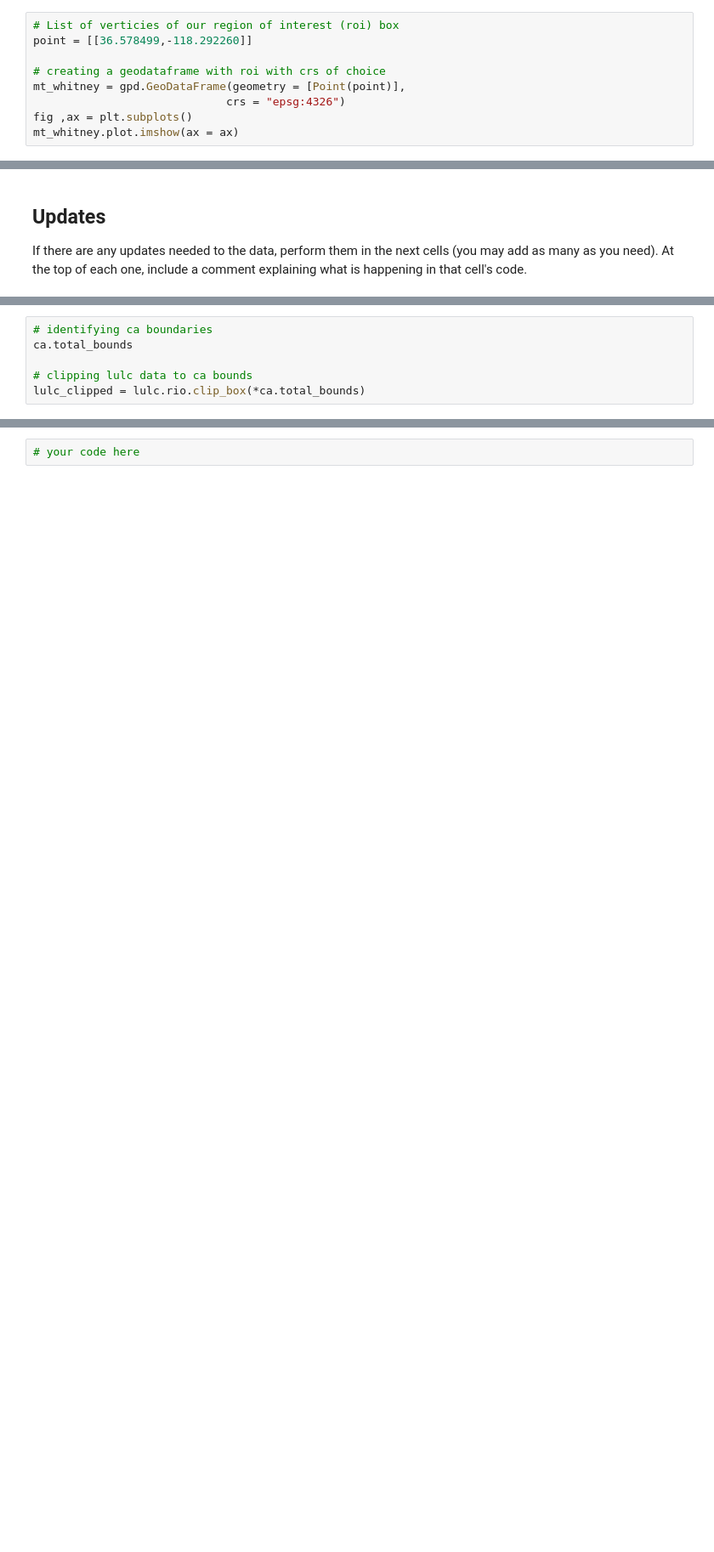
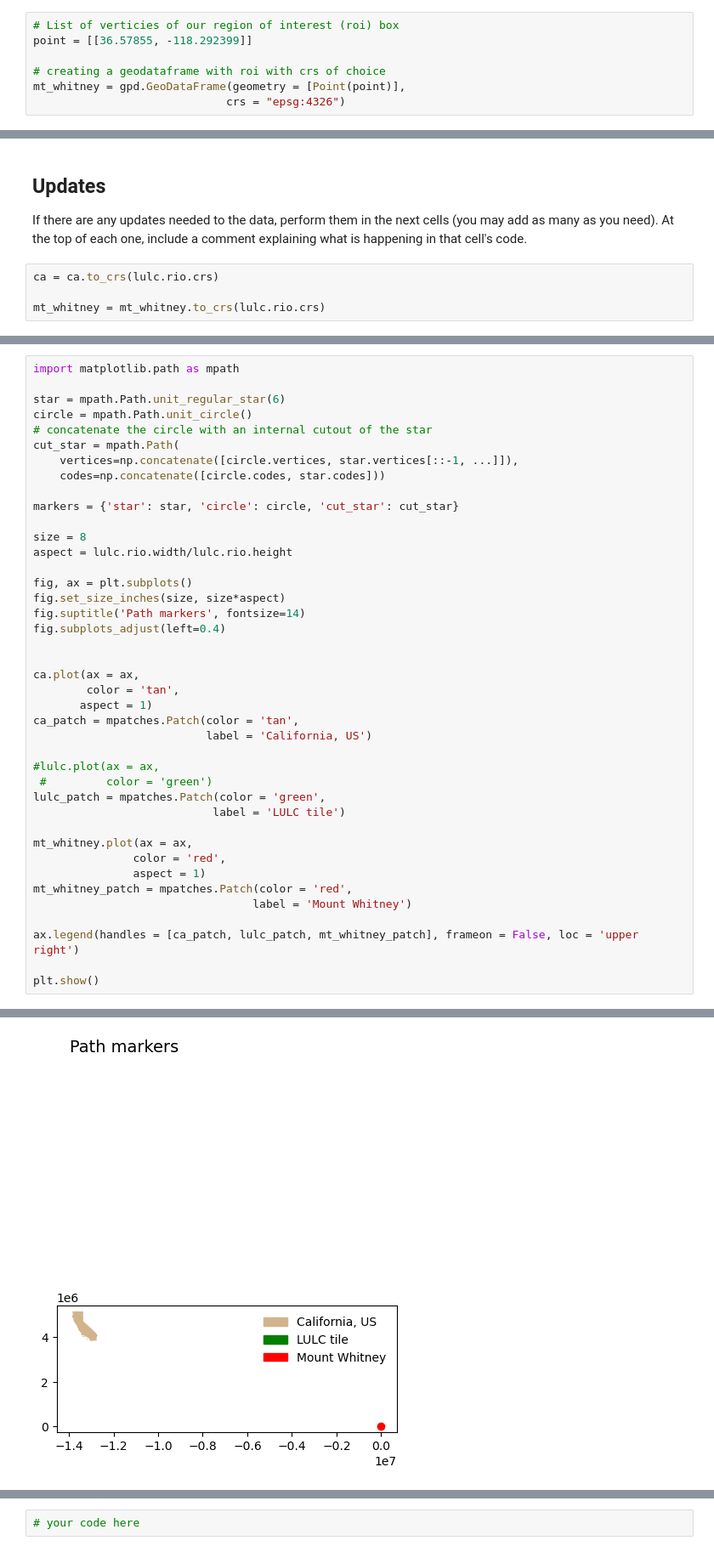
Before and after one commit to saingersoll/eds220-hwk-4, a Jupyter notebook: hwk4-task1-whitney-map.ipynb, the cells around one changed output, grey strips where cells are left out. Shown: that part at 85% size. Drawn from its saved outputs; the diff is of its cells as text; blank space fills up the shorter version.

```diff
--- a/hwk4-task1-whitney-map.ipynb
+++ b/hwk4-task1-whitney-map.ipynb
@@ -120,10 +134,8 @@ Create a `geopands.GeoDataFrame` named `bbox` with the lulc bounding box.
 Create a `geopands.GeoDataFrame` named `mt_whitney` having the coordinates of Mount Whitney as a single point. You will need to look up Mount Whitney's coordinates. HINT: [`shapely.Point()` & rioxarray notebook](https://shapely.readthedocs.io/en/stable/reference/shapely.Point.html)
 # %%
 # List of verticies of our region of interest (roi) box
-point = [[36.578499,-118.292260]]
+point = [[36.57855, -118.292399]]
 
 # creating a geodataframe with roi with crs of choice
 mt_whitney = gpd.GeoDataFrame(geometry = [Point(point)],
                              crs = "epsg:4326")
-fig ,ax = plt.subplots()
-mt_whitney.plot.imshow(ax = ax)
@@ -134,3 +145,7 @@ AttributeError: 'GeoplotAccessor' object has no attribute 'imshow'
 ## Updates
 If there are any updates needed to the data, perform them in the next cells (you may add as many as you need).
 At the top of each one, include a comment explaining what is happening in that cell's code.
+# %%
+ca = ca.to_crs(lulc.rio.crs)
+
+mt_whitney = mt_whitney.to_crs(lulc.rio.crs)
@@ -137,7 +175,42 @@ At the top of each one, include a comment explaining what is happening in that c
 # %%
-# identifying ca boundaries
-ca.total_bounds
+import matplotlib.path as mpath
 
-# clipping lulc data to ca bounds
-lulc_clipped = lulc.rio.clip_box(*ca.total_bounds)
+star = mpath.Path.unit_regular_star(6)
+circle = mpath.Path.unit_circle()
+# concatenate the circle with an internal cutout of the star
+cut_star = mpath.Path(
+    vertices=np.concatenate([circle.vertices, star.vertices[::-1, ...]]),
+    codes=np.concatenate([circle.codes, star.codes]))
+
+markers = {'star': star, 'circle': circle, 'cut_star': cut_star}
+
+size = 8
+aspect = lulc.rio.width/lulc.rio.height
+
+fig, ax = plt.subplots()
+fig.set_size_inches(size, size*aspect)
+fig.suptitle('Path markers', fontsize=14)
+fig.subplots_adjust(left=0.4)
+
+
+ca.plot(ax = ax,
+        color = 'tan',
+       aspect = 1)
+ca_patch = mpatches.Patch(color = 'tan',
+                          label = 'California, US')
+
+#lulc.plot(ax = ax,
+ #         color = 'green')
+lulc_patch = mpatches.Patch(color = 'green',
+                           label = 'LULC tile')
+
+mt_whitney.plot(ax = ax,
+               color = 'red',
+               aspect = 1)
+mt_whitney_patch = mpatches.Patch(color = 'red',
+                                 label = 'Mount Whitney')
+
+ax.legend(handles = [ca_patch, lulc_patch, mt_whitney_patch], frameon = False, loc = 'upper right')
+
+plt.show()
 # %% [output]
@@ -145,3 +217,4 @@ NoDataInBounds: No data found in bounds.
+[figure, added]
 # %% [markdown]
 ## Map
 
```
Also changed, not shown: parts of 9 cells of this notebook, 1 other file.
